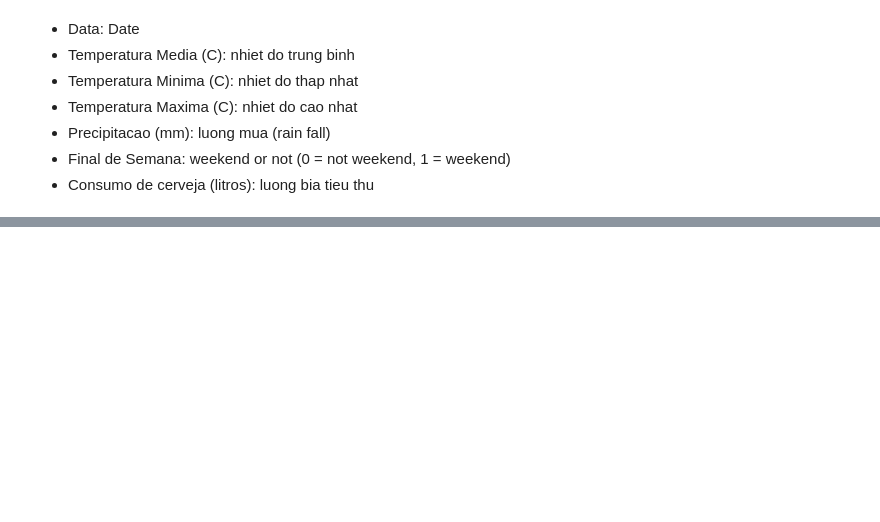
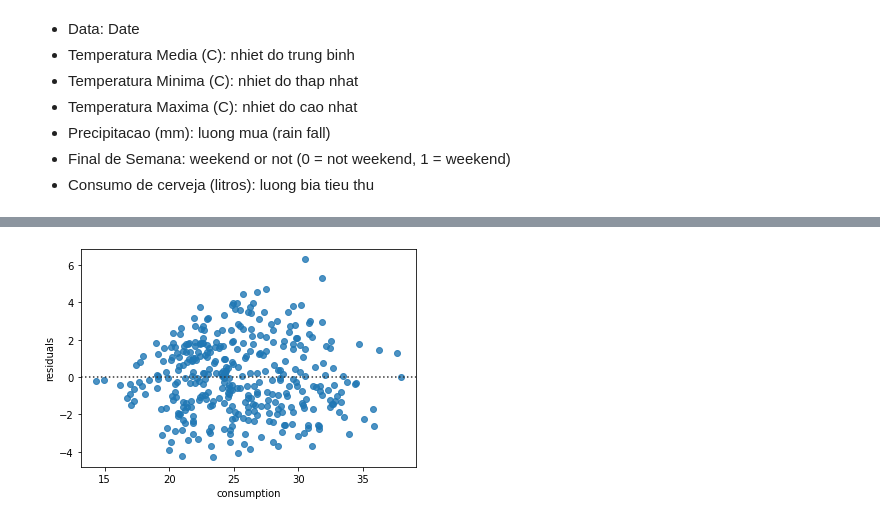
Before and after one commit to chuongnm/Python_lectures_for_data_analysts_designed_by_Chuong_Nguyen, a Jupyter notebook: Lecture_04/Homework/Hw_linear_model.ipynb, the cells around one changed output, grey strips where cells are left out. Saved outputs shown, nothing was run; the diff lists cells and outputs as text; code cells hidden in the pictures; blank space fills up the shorter version.

```diff
--- a/Lecture_04/Homework/Hw_linear_model.ipynb
+++ b/Lecture_04/Homework/Hw_linear_model.ipynb
@@ -30,0 +58,9 @@ memory usage: 51.6+ KB
+# %%
+beer_consumption["min_temp"] = beer_consumption["min_temp"].str.replace(',', '.')
+beer_consumption["min_temp"] = beer_consumption["min_temp"].astype(float)
+# %%
+beer_consumption["max_temp"] = beer_consumption["max_temp"].str.replace(',', '.')
+beer_consumption["max_temp"] = beer_consumption["max_temp"].astype(float)
+# %%
+beer_consumption["rain_fall"] = beer_consumption["rain_fall"].str.replace(',', '.')
+beer_consumption["rain_fall"] = beer_consumption["rain_fall"].astype(float)
@@ -30,0 +151,10 @@ memory usage: 51.6+ KB
+# %%
+from sklearn.linear_model import LinearRegression
+from patsy import dmatrices
+#predicting the target variable with the final model
+y,X=dmatrices('consumption ~ max_temp + rain_fall + C(weekend)',
+              beer_consumption,return_type="dataframe")
+model = LinearRegression()
+model = model.fit(X,y)
+Y_Pred = model.predict(X)
+Y_Pred[:5]
@@ -30,0 +176,9 @@ memory usage: 51.6+ KB
+# %%
+import matplotlib.pyplot as plt
+import seaborn as sns
+ax12=sns.residplot(y,Y_Pred)
+ax12.set_ylabel('residuals')
+plt.show()
+#mo hinh du bao tot khi luong bia tieu thu <20 va >30, du bao kem trong khoang 20-30L
+# %% [output]
+[figure, added]
```
Also changed, not shown: parts of 15 cells of this notebook, 10 other files.
